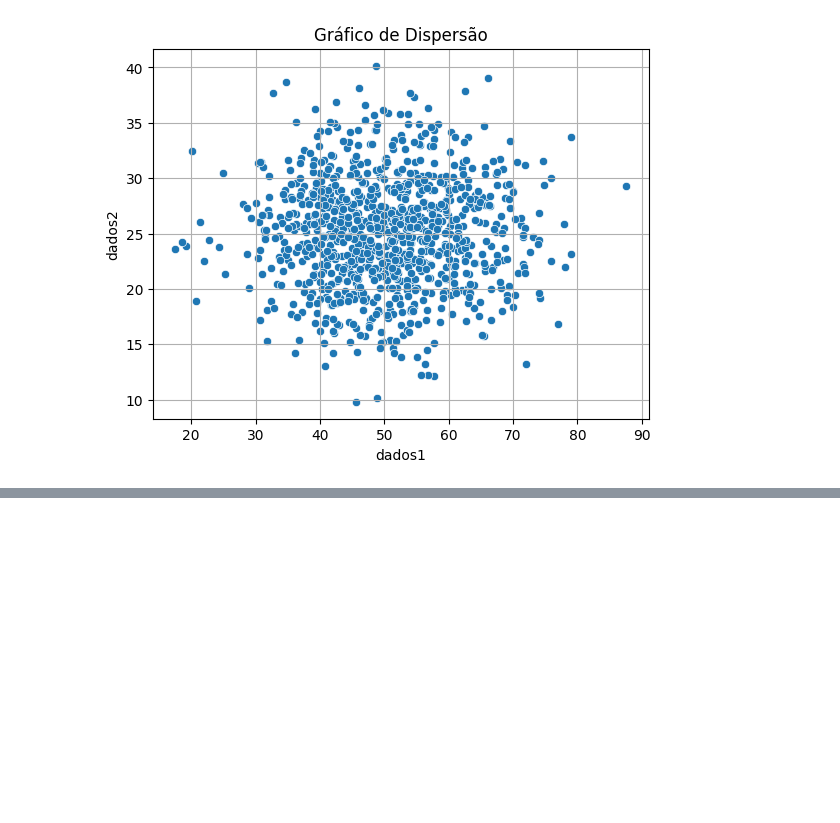
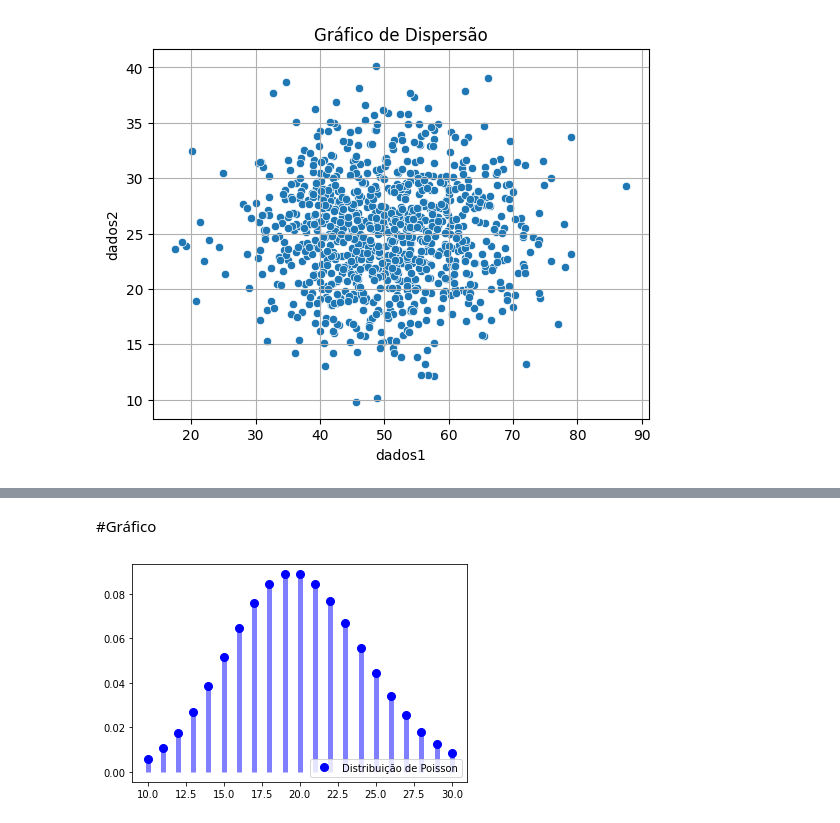
Before and after one commit to profmatjr/Statistics, a Jupyter notebook: Aula1_IFMG.ipynb, the cells around one changed output, grey strips where cells are left out. Cells and saved outputs as stored; diff of their text form; code cells hidden in the pictures; blank space fills up the shorter version.

```diff
--- a/Aula1_IFMG.ipynb
+++ b/Aula1_IFMG.ipynb
@@ -122,0 +250,12 @@ plt.show()
+# %% [markdown]
+#Gráfico
+# %%
+fig, ax = plt.subplots(1, 1)
+x = np.arange(poisson.ppf(0.01, mu),
+              poisson.ppf(0.99, mu))
+ax.plot(x, poisson.pmf(x, mu), 'bo', ms=8, label='Distribuição de Poisson')
+plt.legend()
+ax.vlines(x, 0, poisson.pmf(x, mu), colors='b', lw=5, alpha=0.5)
+plt.show()
+# %% [output]
+[figure, added]
```
Also changed, not shown: parts of 31 cells of this notebook.
